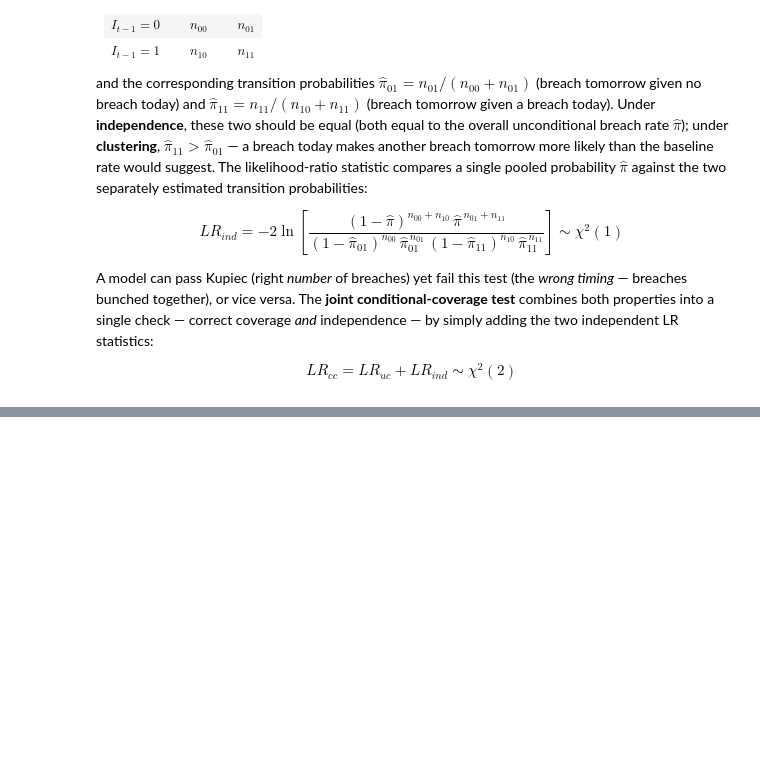
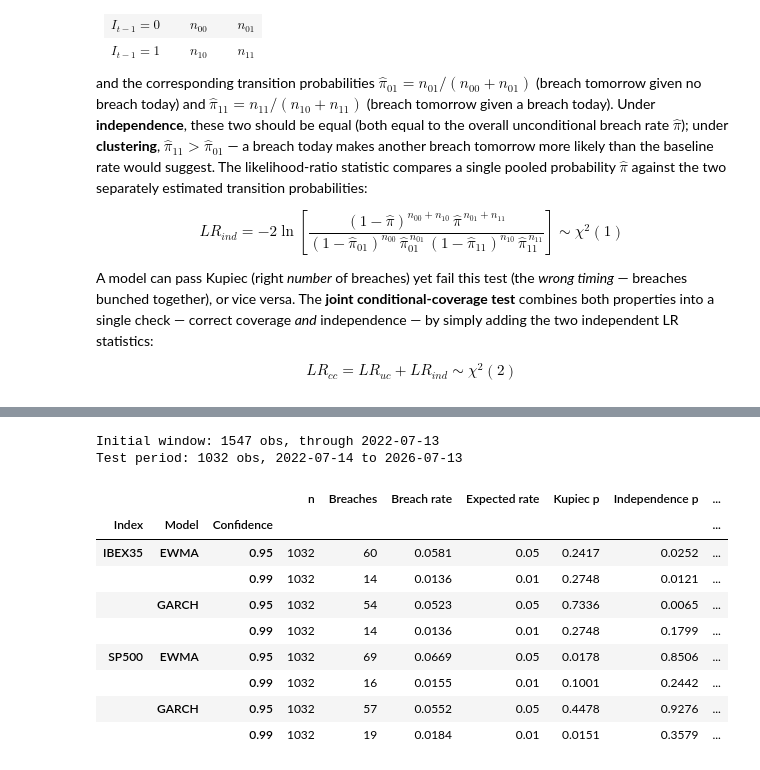
Before and after one commit to MLEIV90/ibex-garch-risk, a Jupyter notebook: notebooks/05_var_backtesting.ipynb, the cells around one changed output, grey strips where cells are left out. Cells and saved outputs as stored; diff of their text form; code cells hidden in the pictures; blank space fills up the shorter version.

```diff
--- a/notebooks/05_var_backtesting.ipynb
+++ b/notebooks/05_var_backtesting.ipynb
@@ -220,0 +322,58 @@ def christoffersen_independence_test(breach_indicator):
+# %%
+def rolling_garch_oos(returns, spec, initial_window, refit_every=5):
+    n = len(returns)
+    dates = returns.index
+    oos_dates, oos_mu, oos_sigma, oos_nu = [], [], [], []
+    current_fit = None
+    for i, t in enumerate(range(initial_window, n)):
+        if i % refit_every == 0:
+            train_data = returns.iloc[:t]
+            am = arch_model(train_data, mean="Constant", dist="t", **spec)
+            current_fit = am.fit(disp="off")
+        forecast = current_fit.forecast(horizon=1, reindex=False)
+        sigma_forecast = np.sqrt(forecast.variance.values[-1, 0])
+        oos_dates.append(dates[t])
+        oos_mu.append(current_fit.params["mu"])
+        oos_sigma.append(sigma_forecast)
+        oos_nu.append(current_fit.params["nu"])
+    return pd.DataFrame(
+        {"mu": oos_mu, "sigma": oos_sigma, "nu": oos_nu},
+        index=pd.DatetimeIndex(oos_dates, name="Date"),
+    )
+
+
+n_total = len(returns_pct)
+initial_window = int(0.6 * n_total)
+print(f"Initial window: {initial_window} obs, through {returns_pct.index[initial_window - 1].date()}")
+print(f"Test period: {n_total - initial_window} obs, {returns_pct.index[initial_window].date()} to {returns_pct.index[-1].date()}")
+
+oos_fits = {}
+for idx, spec in preferred_spec.items():
+    oos_fits[idx] = rolling_garch_oos(returns_pct[idx], spec, initial_window, refit_every=5)
+# %% [output]
+Initial window: 1547 obs, through 2022-07-13
+Test period: 1032 obs, 2022-07-14 to 2026-07-13
+# %%
+oos_thresholds = {}
+for idx in returns_pct.columns:
+    oos = oos_fits[idx]
+    ewma_sigma_oos = ewma_vol[idx].loc[oos.index]
+    for conf in CONF_LEVELS:
+        p = 1 - conf
+        q_p = oos["nu"].apply(lambda nu: std_t_quantile(nu, p))
+        oos_thresholds[(idx, "GARCH", conf)] = oos["mu"] + oos["sigma"] * q_p
+        oos_thresholds[(idx, "EWMA", conf)] = oos["mu"] + ewma_sigma_oos * q_p
+
+oos_results_df = run_backtest(returns_pct, oos_thresholds)
+oos_results_df.round(4)
+# %% [output]
+|  |  |  | n | Breaches | Breach rate | Expected rate | Kupiec p | Independence p | ... |
+| Index | Model | Confidence |  |  |  |  |  |  | ... |
+| IBEX35 | EWMA | 0.95 | 1032 | 60 | 0.0581 | 0.05 | 0.2417 | 0.0252 | ... |
+|  |  | 0.99 | 1032 | 14 | 0.0136 | 0.01 | 0.2748 | 0.0121 | ... |
+|  | GARCH | 0.95 | 1032 | 54 | 0.0523 | 0.05 | 0.7336 | 0.0065 | ... |
+|  |  | 0.99 | 1032 | 14 | 0.0136 | 0.01 | 0.2748 | 0.1799 | ... |
+| SP500 | EWMA | 0.95 | 1032 | 69 | 0.0669 | 0.05 | 0.0178 | 0.8506 | ... |
+|  |  | 0.99 | 1032 | 16 | 0.0155 | 0.01 | 0.1001 | 0.2442 | ... |
+|  | GARCH | 0.95 | 1032 | 57 | 0.0552 | 0.05 | 0.4478 | 0.9276 | ... |
+|  |  | 0.99 | 1032 | 19 | 0.0184 | 0.01 | 0.0151 | 0.3579 | ... |
```
Also changed, not shown: parts of 23 cells of this notebook, 3 other files.
